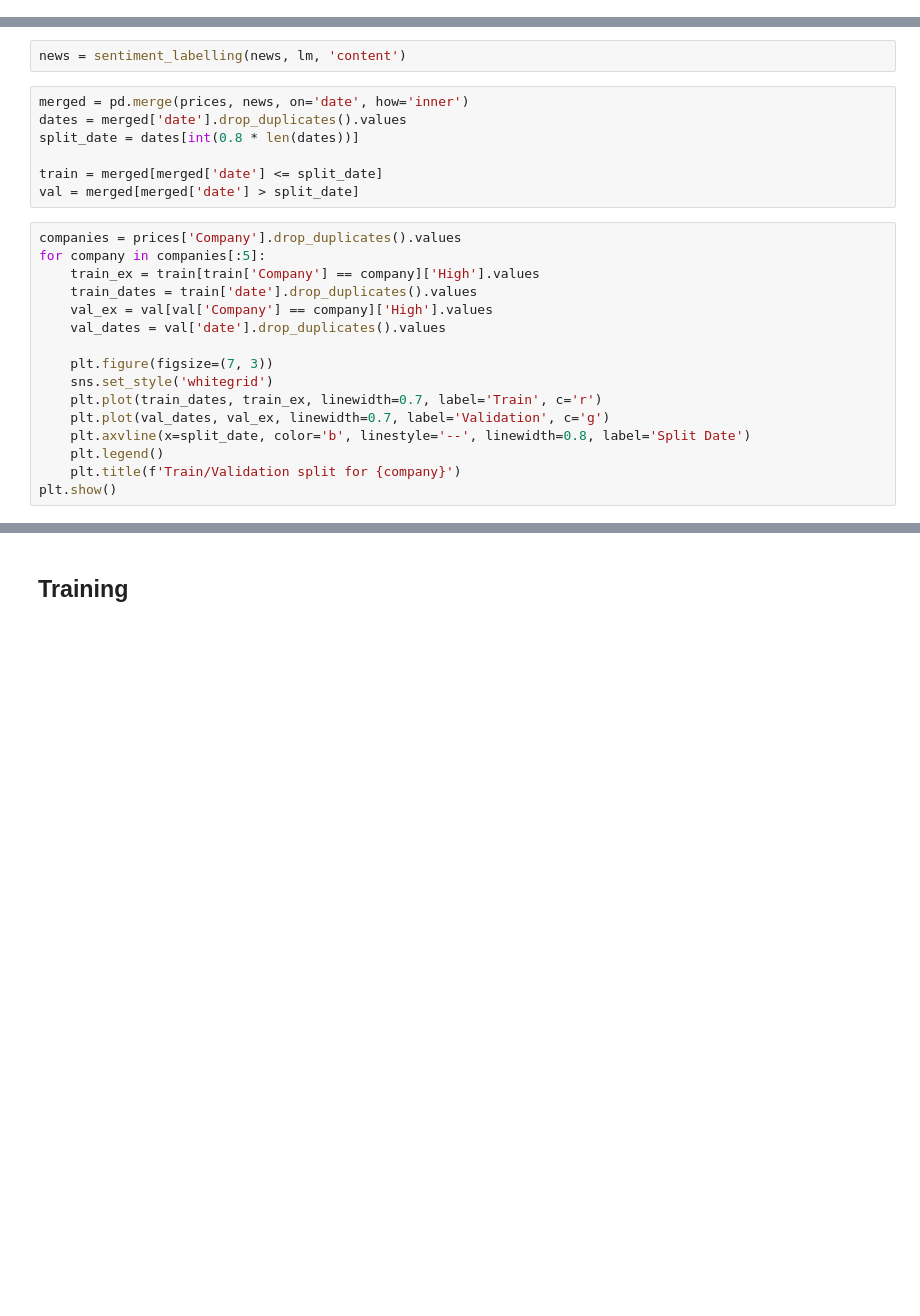
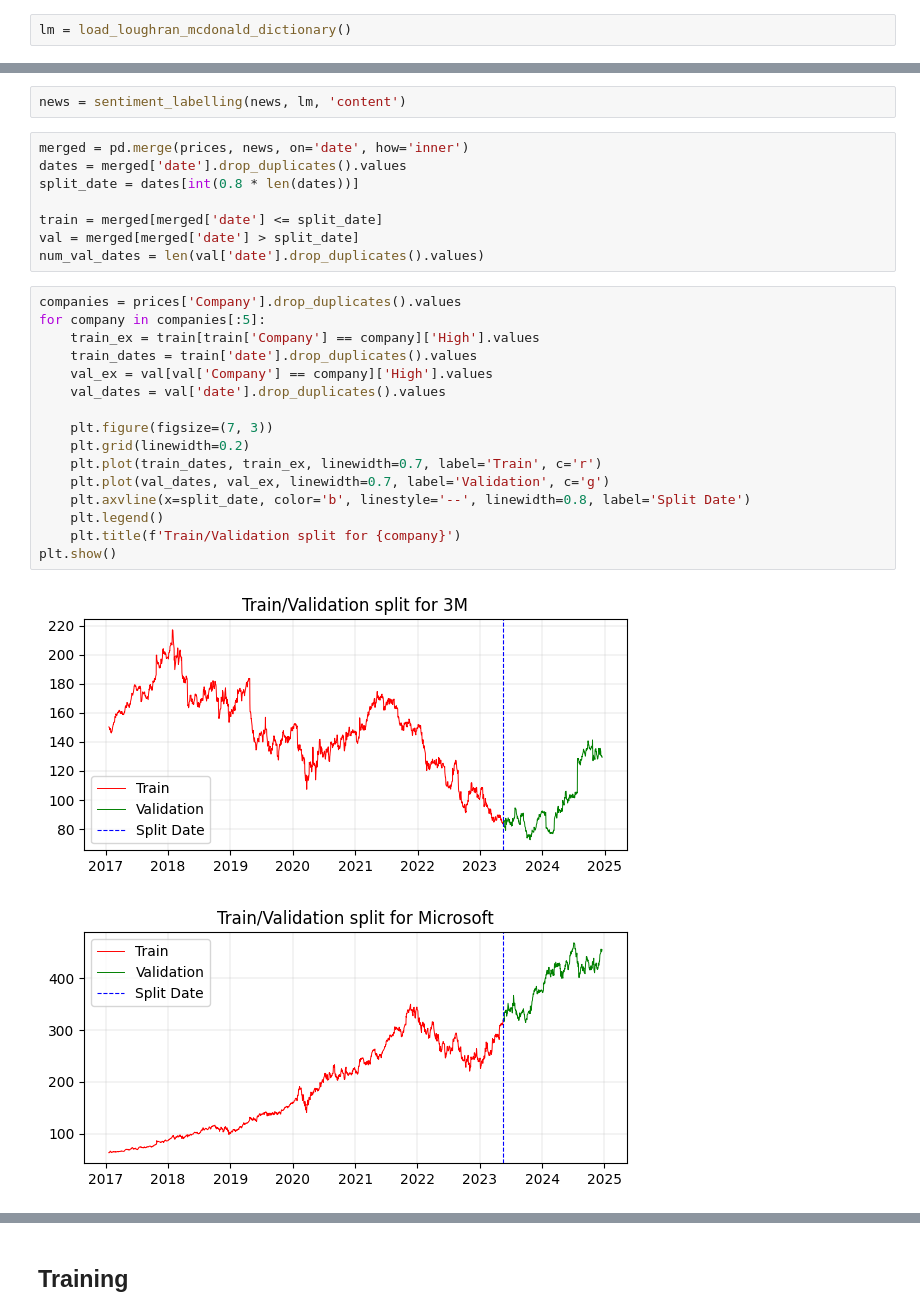
Before and after one commit to rrrbbb1/lstm-stock-prediction, a Jupyter notebook: notebook.ipynb, the cells around one changed output, grey strips where cells are left out. Drawn from its saved outputs; the diff is of its cells as text; blank space fills up the shorter version.

```diff
--- a/notebook.ipynb
+++ b/notebook.ipynb
@@ -841,0 +756,2 @@ R² Coefficient on Validation Set: 0.987775
+# %%
+lm = load_loughran_mcdonald_dictionary()
@@ -900,19 +818,23 @@ split_date = dates[int(0.8 * len(dates))]
 
 train = merged[merged['date'] <= split_date]
 val = merged[merged['date'] > split_date]
+num_val_dates = len(val['date'].drop_duplicates().values)
 # %%
 companies = prices['Company'].drop_duplicates().values
 for company in companies[:5]:
     train_ex = train[train['Company'] == company]['High'].values
     train_dates = train['date'].drop_duplicates().values
     val_ex = val[val['Company'] == company]['High'].values
     val_dates = val['date'].drop_duplicates().values
 
     plt.figure(figsize=(7, 3))
-    sns.set_style('whitegrid')
+    plt.grid(linewidth=0.2)
     plt.plot(train_dates, train_ex, linewidth=0.7, label='Train', c='r')
     plt.plot(val_dates, val_ex, linewidth=0.7, label='Validation', c='g')
     plt.axvline(x=split_date, color='b', linestyle='--', linewidth=0.8, label='Split Date')
     plt.legend()
     plt.title(f'Train/Validation split for {company}')
 plt.show()
+# %% [output]
+[figure, added]
+[figure, added]
```
Also changed, not shown: parts of 72 cells of this notebook.
